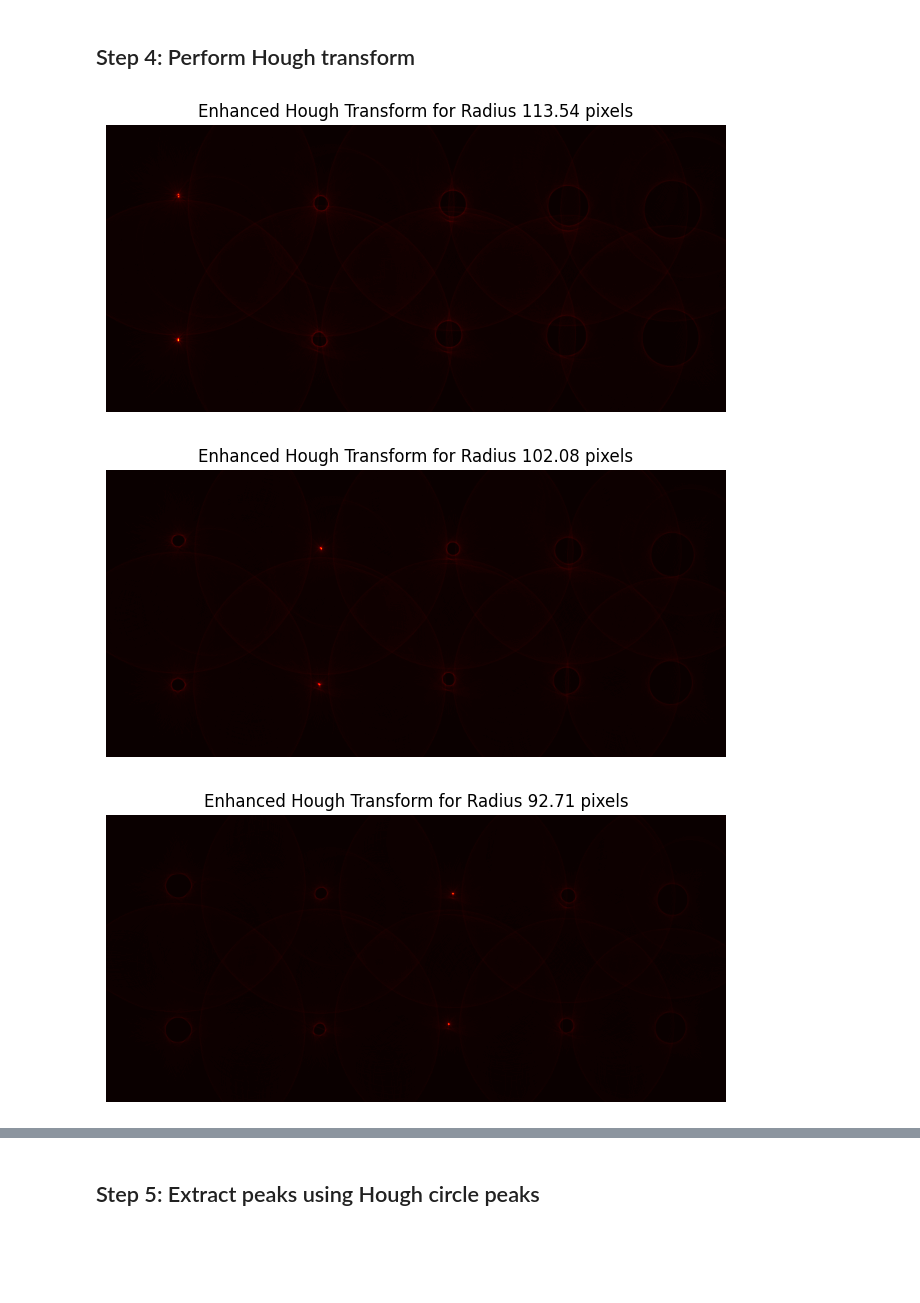
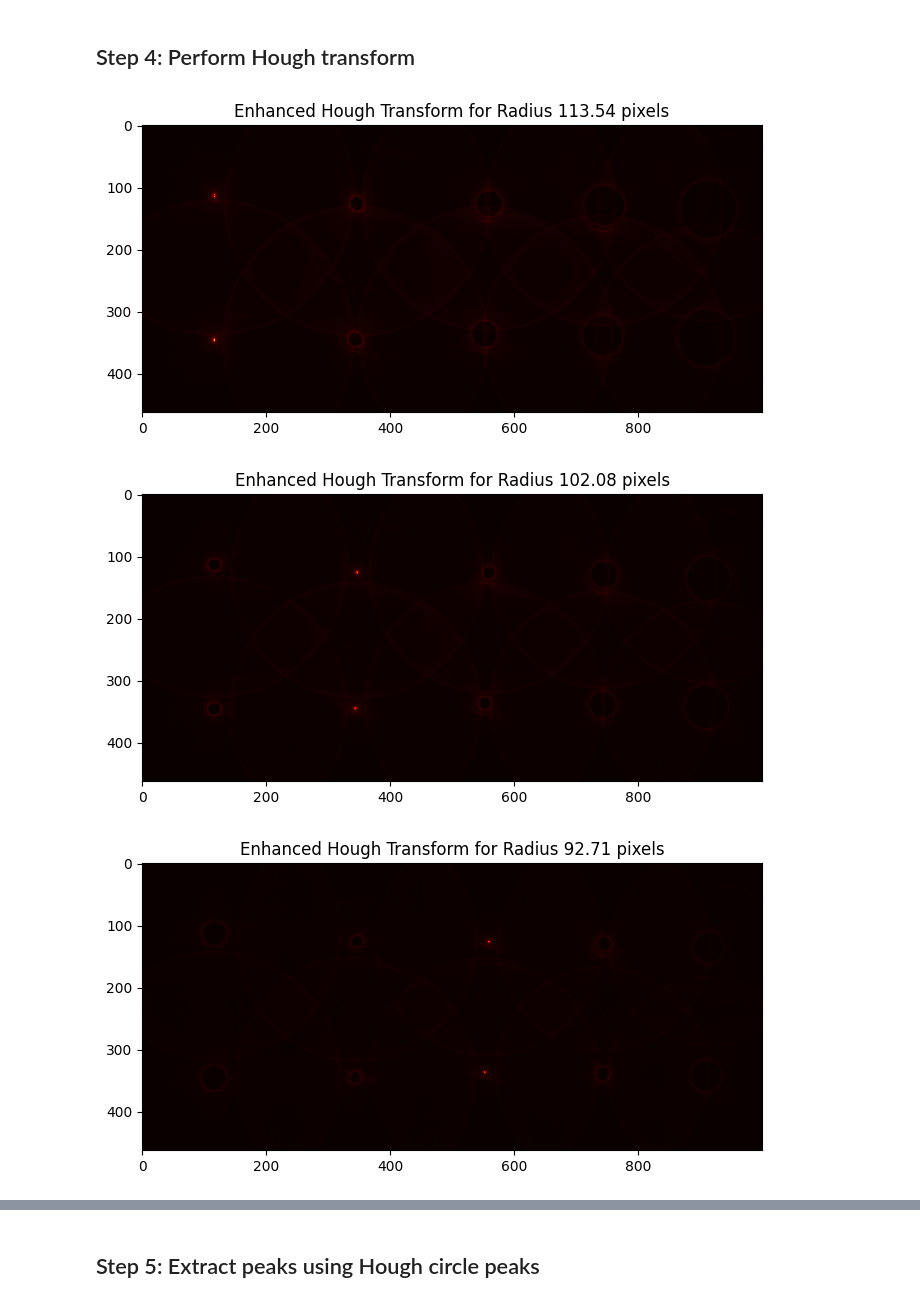
Before and after one commit to mhueppe/ComputerVision, a Jupyter notebook: Assignment3/Task1.ipynb, the cells around one changed output, grey strips where cells are left out. Cells and saved outputs as stored; diff of their text form; code cells hidden in the pictures; blank space fills up the shorter version.

```diff
--- a/Assignment3/Task1.ipynb
+++ b/Assignment3/Task1.ipynb
@@ -48,23 +51,22 @@ plt.show()
 # %%
 hough_results = transform.hough_circle(edges, radii_pixels)
 # Highlight peaks in the Hough transform results
 alpha = 2  # Controls sharpness of enhancement
 for i, radius_matrix in enumerate(hough_results):
     # Normalize the matrix
     radius_matrix_norm = (radius_matrix - radius_matrix.min()) / (radius_matrix.max() - radius_matrix.min())
     # Apply exponential scaling
     radius_matrix_highlighted = np.exp(alpha * radius_matrix_norm)
     # Normalize again for visualization
     radius_matrix_highlighted = (radius_matrix_highlighted - radius_matrix_highlighted.min()) / \
                                 (radius_matrix_highlighted.max() - radius_matrix_highlighted.min())
 
     # Visualize the highlighted Hough transform results
     plt.figure(figsize=(8, 8))
     plt.imshow(radius_matrix_highlighted, cmap='hot')
     plt.title(f'Enhanced Hough Transform for Radius {radii_pixels[i]:.2f} pixels')
-    plt.axis('off')
     plt.show()
 # %% [output]
-[figure, old version]
+[figure, new version]
-[figure, old version]
+[figure, new version]
-[figure, old version]
+[figure, new version]
```
Also changed, not shown: parts of 6 cells of this notebook.
